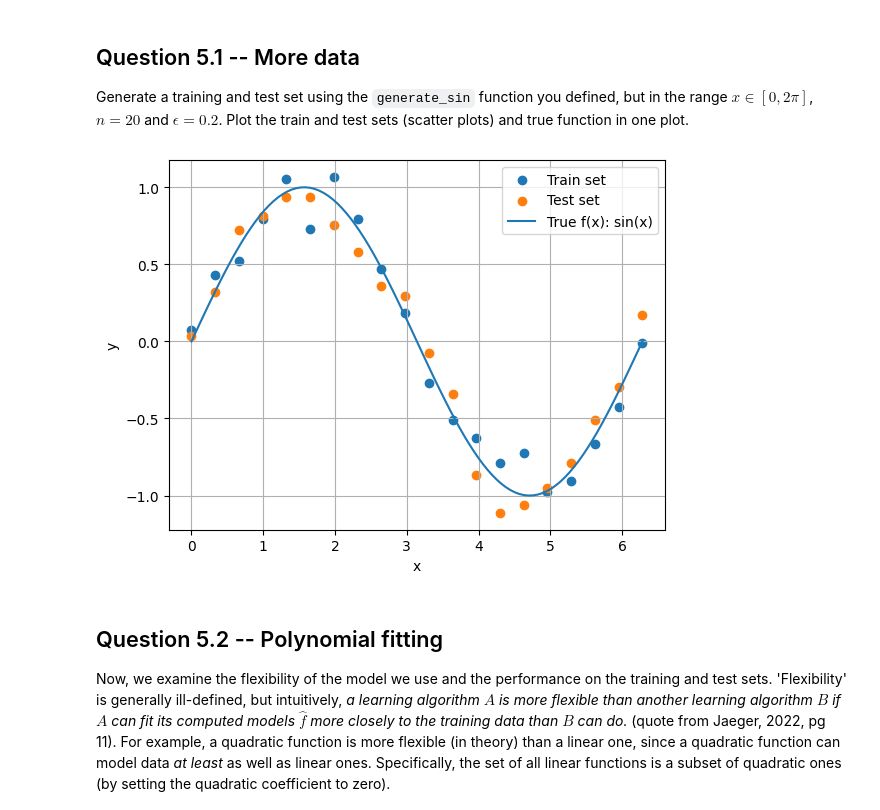
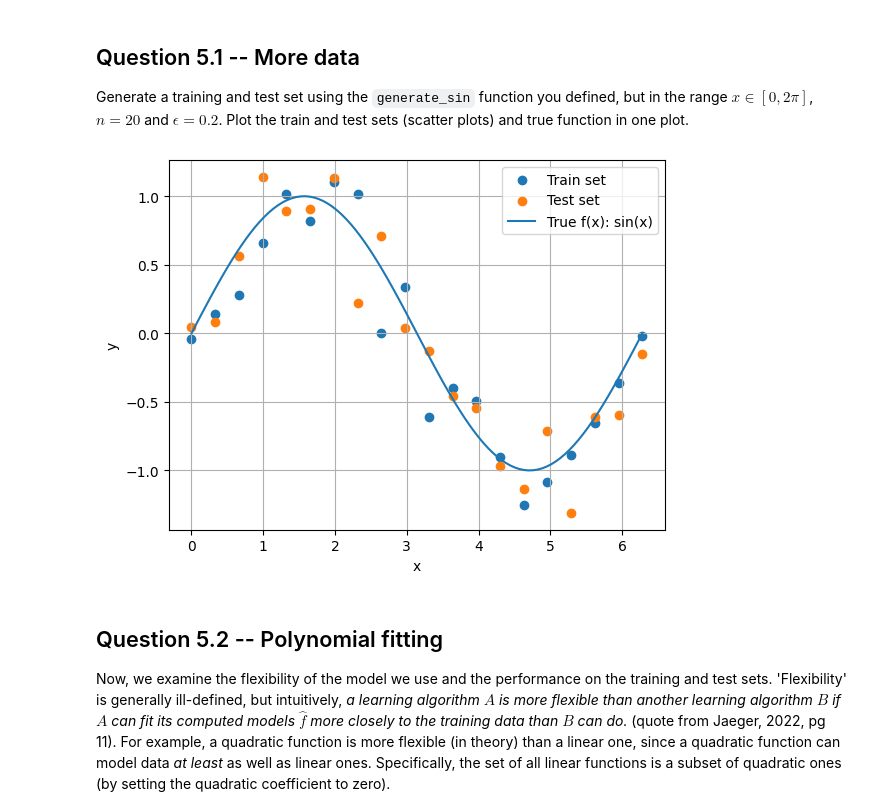
Before and after one commit to mariotv3/MDL, a Jupyter notebook: Assignment_1.ipynb, the cells around one changed output. Saved outputs shown, nothing was run; the diff lists cells and outputs as text; code cells hidden in the pictures.

```diff
--- a/Assignment_1.ipynb
+++ b/Assignment_1.ipynb
@@ -269,25 +269,26 @@ Generate a training and test set using the `generate_sin` function you defined,
 # %%
 # TODO: generate new data and plot
 n_samples = 20
+epsilon = 0.2
 x_test = np.linspace(0, 2*np.pi, n_samples)
 x_train = np.linspace(0, 2*np.pi, n_samples)
 y_train = generate_sin(x_train, epsilon)
 y_test = generate_sin(x_test, epsilon)
 
 x_pure = np.linspace(0, 2*np.pi, 100)
 y_pure = np.sin(x_pure)
 
 plt.scatter(x_train, y_train, label="Train set")
 plt.scatter(x_test, y_test, label="Test set")
 
 plt.plot(x_pure, y_pure, label="True f(x): sin(x)")
 plt.xlabel('x')
 plt.ylabel('y')
 plt.grid(True)
 plt.legend()
 plt.show()
 # %% [output]
-[figure, old version]
+[figure, new version]
 # %% [markdown]
 ## Question 5.2 -- Polynomial fitting
 
```
Also changed, not shown: parts of 3 cells of this notebook.
